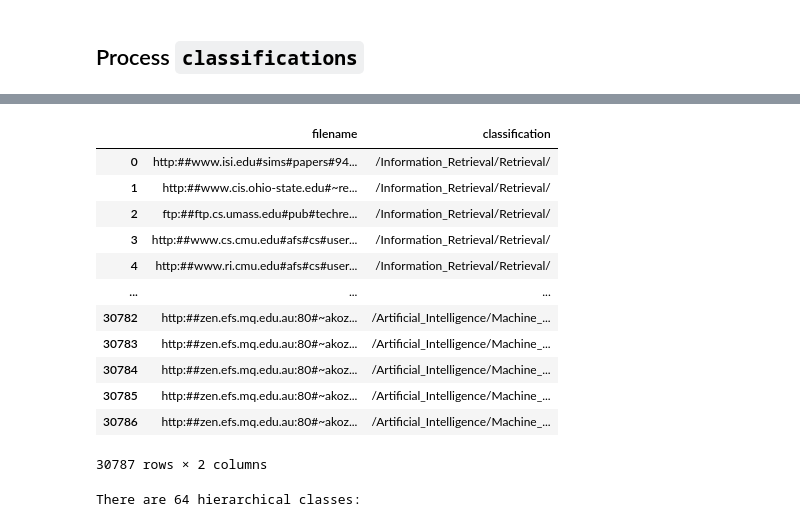
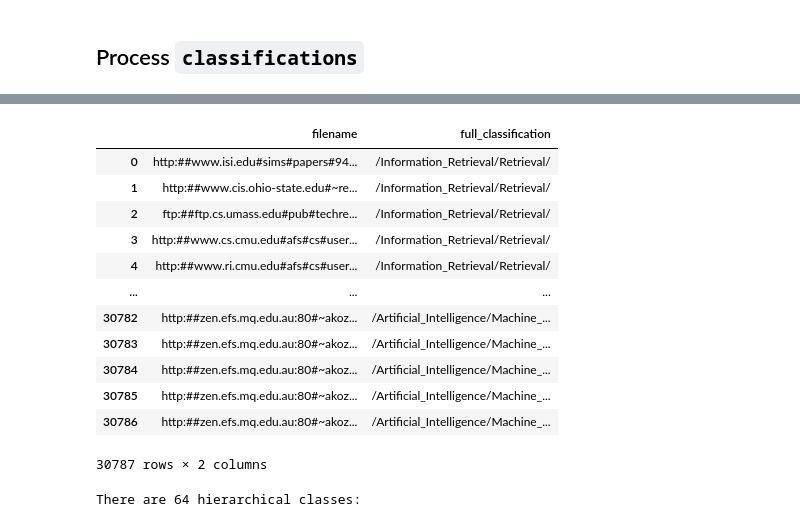
Before and after one commit to urielsinger/tNodeEmbed, a Jupyter notebook: data/CORA/cora.ipynb, the cells around one changed output, grey strips where cells are left out. Drawn from its saved outputs; the diff is of its cells as text; code cells hidden in the pictures.

```diff
--- a/data/CORA/cora.ipynb
+++ b/data/CORA/cora.ipynb
@@ -205,6 +199,6 @@ citations_df
 # %% [markdown]
 ## Process `classifications`
 # %%
-classifications_df = pd.read_csv(CORA_PATH / 'classifications', sep='\t', header=None, names=['filename', 'classification'], skipfooter=1)
+classifications_df = pd.read_csv(CORA_PATH / 'classifications', sep='\t', header=None, names=['filename', 'full_classification'], skipfooter=1)
 classifications_df
 # %% [output]
@@ -211,4 +206,4 @@ classifications_df
-|  | filename | classification |
+|  | filename | full_classification |
 | 0 | http:##www.isi.edu#sims#papers#94... | /Information_Retrieval/Retrieval/ |
 | 1 | http:##www.cis.ohio-state.edu#~re... | /Information_Retrieval/Retrieval/ |
 | 2 | ftp:##ftp.cs.umass.edu#pub#techre... | /Information_Retrieval/Retrieval/ |
@@ -220,5 +215,5 @@ classifications_df
 | 30784 | http:##zen.efs.mq.edu.au:80#~akoz... | /Artificial_Intelligence/Machine_... |
 | 30785 | http:##zen.efs.mq.edu.au:80#~akoz... | /Artificial_Intelligence/Machine_... |
 | 30786 | http:##zen.efs.mq.edu.au:80#~akoz... | /Artificial_Intelligence/Machine_... |
-30787 rows × 2 columns
+30787 rows × 2 columns
 # %%
```
Also changed, not shown: parts of 14 cells of this notebook.
